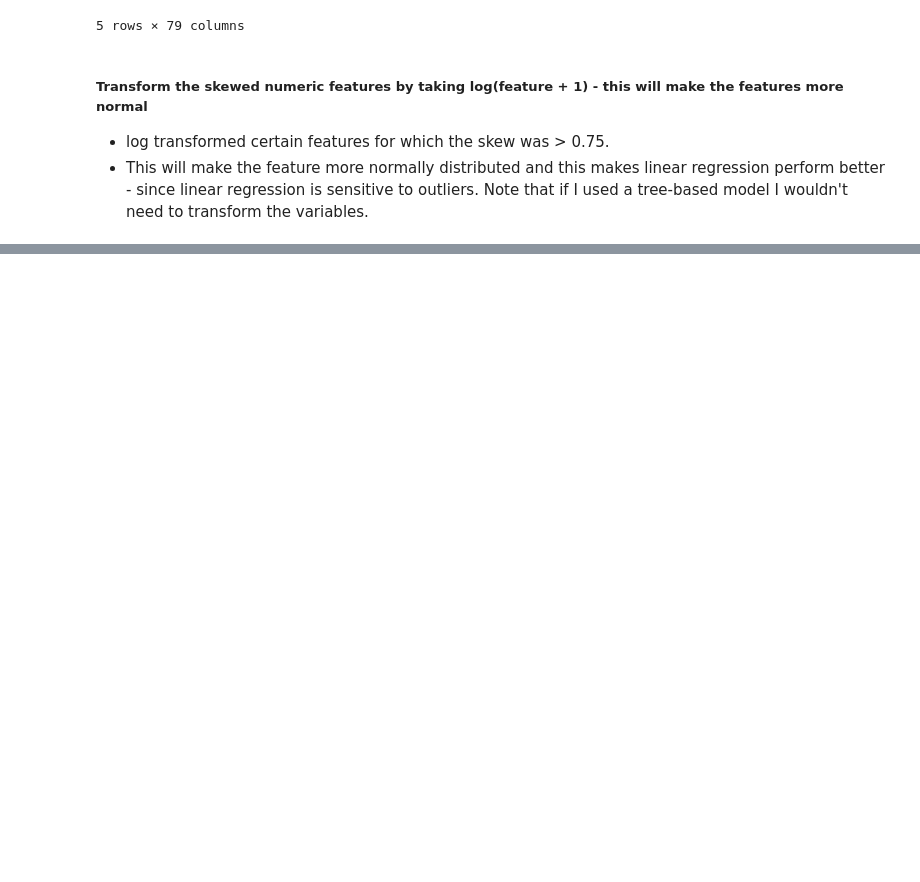
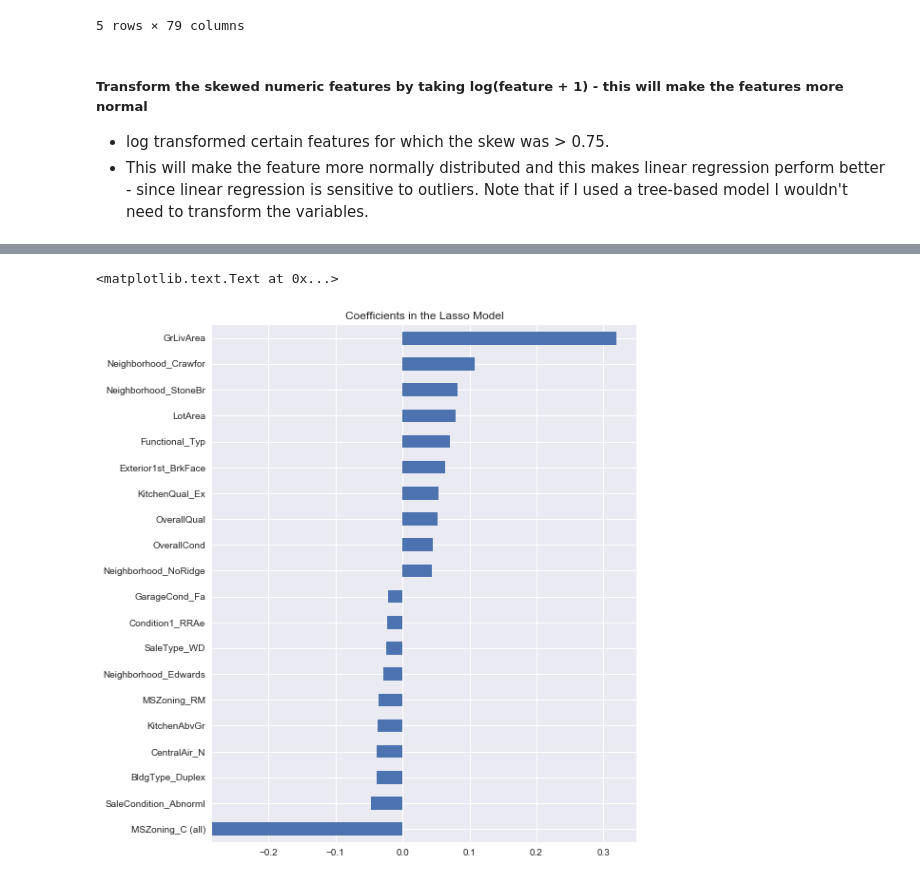
Before and after one commit to Jeeva-Ganesan/HousePricePrediction, a Jupyter notebook: HousePricePrediction.ipynb, the cells around one changed output, grey strips where cells are left out. Drawn from its saved outputs; the diff is of its cells as text; code cells hidden in the pictures; blank space fills up the shorter version.

```diff
--- a/HousePricePrediction.ipynb
+++ b/HousePricePrediction.ipynb
@@ -125,0 +154,2 @@ def rmse_cv(model):
+# %%
+model_lasso = LassoCV(alphas = [1, 0.1, 0.001, 0.0005]).fit(X_train, y)
@@ -125,0 +170,10 @@ def rmse_cv(model):
+# %%
+#Let us see the top and bottom ten important coefficients
+imp_coef = pd.concat([coef.sort_values().head(10),
+                     coef.sort_values().tail(10)])
+matplotlib.rcParams['figure.figsize'] = (8.0, 10.0)
+imp_coef.plot(kind = "barh")
+plt.title("Coefficients in the Lasso Model")
+# %% [output]
+<matplotlib.text.Text at 0x...>
+[figure, added]
```
Also changed, not shown: parts of 30 cells of this notebook, 3 other files.
